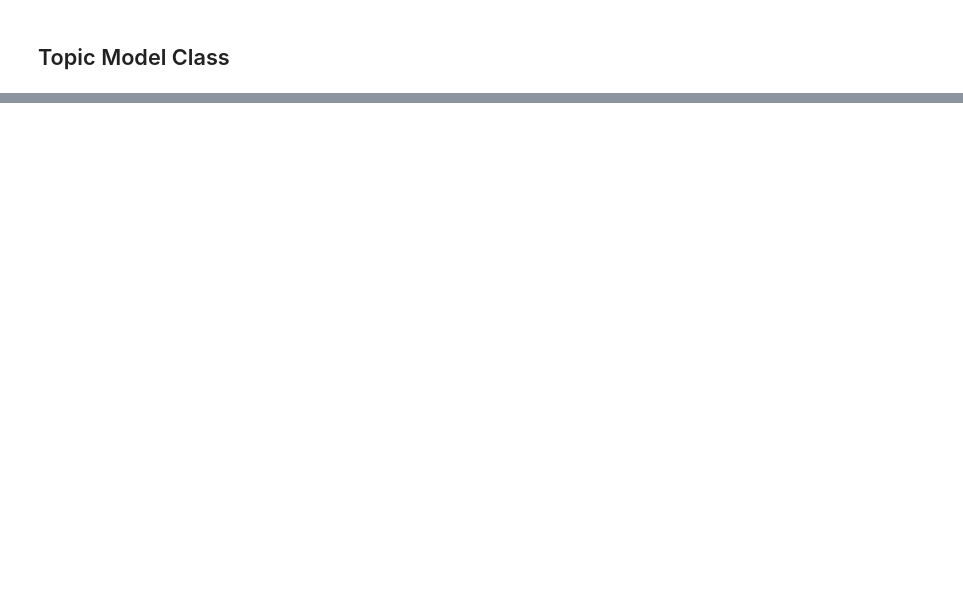
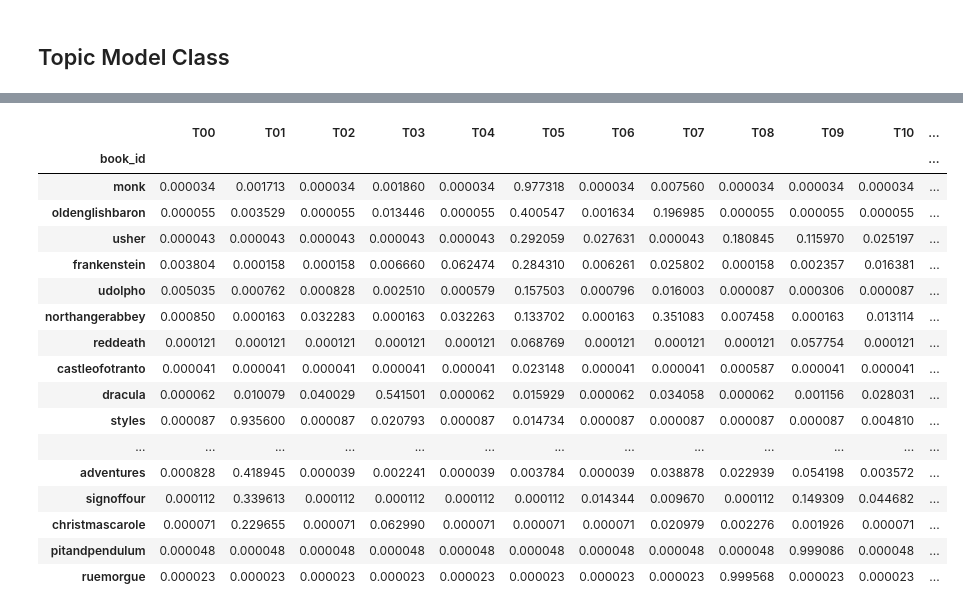
Before and after one commit to rlipps/DS5001-2024-01-R, a Jupyter notebook: lessons/M08_TopicModels/M08_HW08.ipynb, the cells around one changed output, grey strips where cells are left out. Saved outputs shown, nothing was run; the diff lists cells and outputs as text; code cells hidden in the pictures; blank space fills up the shorter version.

```diff
--- a/lessons/M08_TopicModels/M08_HW08.ipynb
+++ b/lessons/M08_TopicModels/M08_HW08.ipynb
@@ -233,0 +374,23 @@ np.sum(L1_para.iloc[0]*np.log2(1/L1_para.iloc[0]))
+# %%
+chapter_model.theta.groupby('book_id')\
+    .mean()\
+    .sort_values('T05', ascending=False)
+# %% [output]
+|  | T00 | T01 | T02 | T03 | T04 | T05 | T06 | T07 | T08 | T09 | T10 | ... |
+| book_id |  |  |  |  |  |  |  |  |  |  |  | ... |
+| monk | 0.000034 | 0.001713 | 0.000034 | 0.001860 | 0.000034 | 0.977318 | 0.000034 | 0.007560 | 0.000034 | 0.000034 | 0.000034 | ... |
+| oldenglishbaron | 0.000055 | 0.003529 | 0.000055 | 0.013446 | 0.000055 | 0.400547 | 0.001634 | 0.196985 | 0.000055 | 0.000055 | 0.000055 | ... |
+| usher | 0.000043 | 0.000043 | 0.000043 | 0.000043 | 0.000043 | 0.292059 | 0.027631 | 0.000043 | 0.180845 | 0.115970 | 0.025197 | ... |
+| frankenstein | 0.003804 | 0.000158 | 0.000158 | 0.006660 | 0.062474 | 0.284310 | 0.006261 | 0.025802 | 0.000158 | 0.002357 | 0.016381 | ... |
+| udolpho | 0.005035 | 0.000762 | 0.000828 | 0.002510 | 0.000579 | 0.157503 | 0.000796 | 0.016003 | 0.000087 | 0.000306 | 0.000087 | ... |
+| northangerabbey | 0.000850 | 0.000163 | 0.032283 | 0.000163 | 0.032263 | 0.133702 | 0.000163 | 0.351083 | 0.007458 | 0.000163 | 0.013114 | ... |
+| reddeath | 0.000121 | 0.000121 | 0.000121 | 0.000121 | 0.000121 | 0.068769 | 0.000121 | 0.000121 | 0.000121 | 0.057754 | 0.000121 | ... |
+| castleofotranto | 0.000041 | 0.000041 | 0.000041 | 0.000041 | 0.000041 | 0.023148 | 0.000041 | 0.000041 | 0.000587 | 0.000041 | 0.000041 | ... |
+| dracula | 0.000062 | 0.010079 | 0.040029 | 0.541501 | 0.000062 | 0.015929 | 0.000062 | 0.034058 | 0.000062 | 0.001156 | 0.028031 | ... |
+| styles | 0.000087 | 0.935600 | 0.000087 | 0.020793 | 0.000087 | 0.014734 | 0.000087 | 0.000087 | 0.000087 | 0.000087 | 0.004810 | ... |
+| ... | ... | ... | ... | ... | ... | ... | ... | ... | ... | ... | ... | ... |
+| adventures | 0.000828 | 0.418945 | 0.000039 | 0.002241 | 0.000039 | 0.003784 | 0.000039 | 0.038878 | 0.022939 | 0.054198 | 0.003572 | ... |
+| signoffour | 0.000112 | 0.339613 | 0.000112 | 0.000112 | 0.000112 | 0.000112 | 0.014344 | 0.009670 | 0.000112 | 0.149309 | 0.044682 | ... |
+| christmascarole | 0.000071 | 0.229655 | 0.000071 | 0.062990 | 0.000071 | 0.000071 | 0.000071 | 0.020979 | 0.002276 | 0.001926 | 0.000071 | ... |
+| pitandpendulum | 0.000048 | 0.000048 | 0.000048 | 0.000048 | 0.000048 | 0.000048 | 0.000048 | 0.000048 | 0.000048 | 0.999086 | 0.000048 | ... |
+| ruemorgue | 0.000023 | 0.000023 | 0.000023 | 0.000023 | 0.000023 | 0.000023 | 0.000023 | 0.000023 | 0.999568 | 0.000023 | 0.000023 | ... |
```
Also changed, not shown: parts of 29 cells of this notebook.
